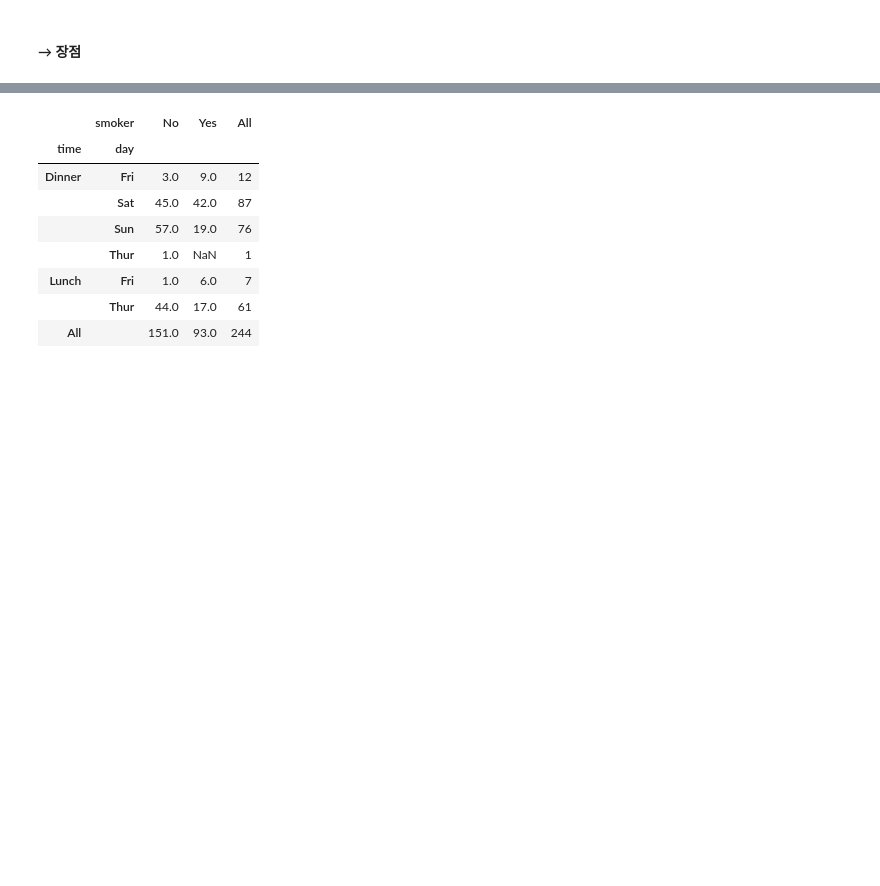
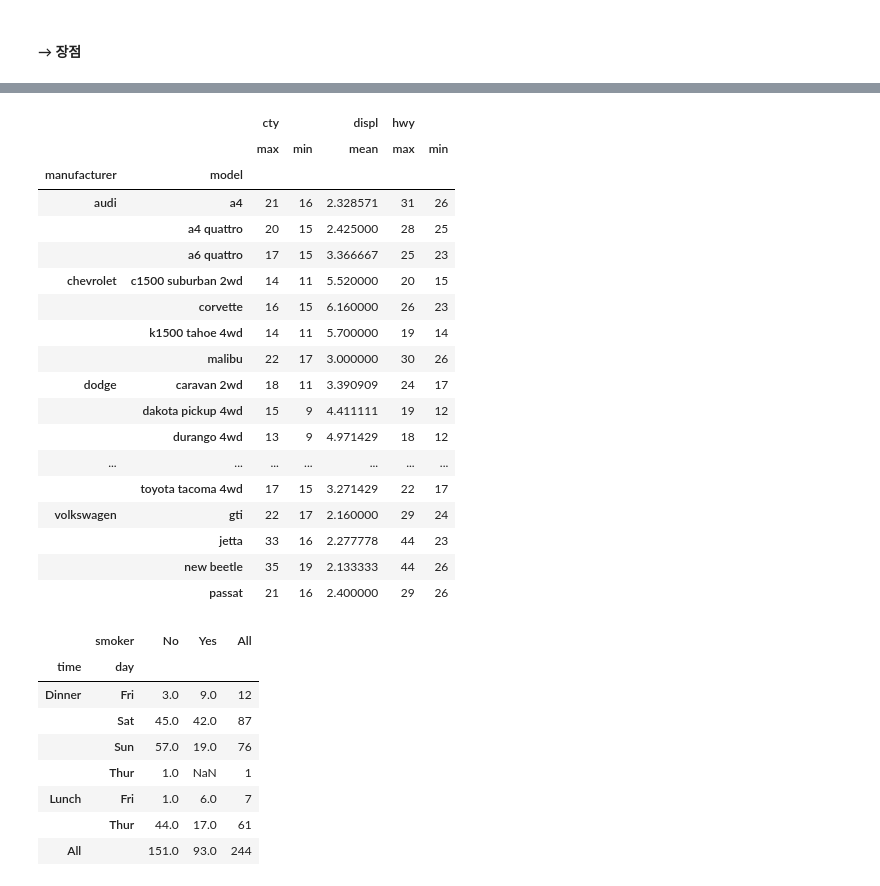
Before and after one commit to zzwony/Start_0920, a Jupyter notebook: redpython.ipynb, the cells around one changed output, grey strips where cells are left out. Saved outputs shown, nothing was run; the diff lists cells and outputs as text; code cells hidden in the pictures; blank space fills up the shorter version.

```diff
--- a/redpython.ipynb
+++ b/redpython.ipynb
@@ -3074,3 +3113,32 @@ df1.head()   #year에 중복이 없기 때문에 잘 만들어진다.
+# %%
+# mpg데이터를 받아서 제조사와 모델별 cty와 hwy의 최소,최대값과 displ의 평균을
+# pivot_table을 이용해 보여주세요.
+
+import pydataset
+mpg = pydataset.data('mpg')
+
+mpg.pivot_table(index=['manufacturer', 'model'], aggfunc={'cty':['min','max'],
+                                                         'hwy':['min','max'], 'displ':'mean'})
+# %% [output]
+|  |  | cty |  | displ | hwy |  |
+|  |  | max | min | mean | max | min |
+| manufacturer | model |  |  |  |  |  |
+| audi | a4 | 21 | 16 | 2.328571 | 31 | 26 |
+|  | a4 quattro | 20 | 15 | 2.425000 | 28 | 25 |
+|  | a6 quattro | 17 | 15 | 3.366667 | 25 | 23 |
+| chevrolet | c1500 suburban 2wd | 14 | 11 | 5.520000 | 20 | 15 |
+|  | corvette | 16 | 15 | 6.160000 | 26 | 23 |
+|  | k1500 tahoe 4wd | 14 | 11 | 5.700000 | 19 | 14 |
+|  | malibu | 22 | 17 | 3.000000 | 30 | 26 |
+| dodge | caravan 2wd | 18 | 11 | 3.390909 | 24 | 17 |
+|  | dakota pickup 4wd | 15 | 9 | 4.411111 | 19 | 12 |
+|  | durango 4wd | 13 | 9 | 4.971429 | 18 | 12 |
+| ... | ... | ... | ... | ... | ... | ... |
+|  | toyota tacoma 4wd | 17 | 15 | 3.271429 | 22 | 17 |
+| volkswagen | gti | 22 | 17 | 2.160000 | 29 | 24 |
+|  | jetta | 33 | 16 | 2.277778 | 44 | 23 |
+|  | new beetle | 35 | 19 | 2.133333 | 44 | 26 |
+|  | passat | 21 | 16 | 2.400000 | 29 | 26 |
 # %%
 tips = pydataset.data('tips')
 
```
Also changed, not shown: parts of 5 cells of this notebook.
